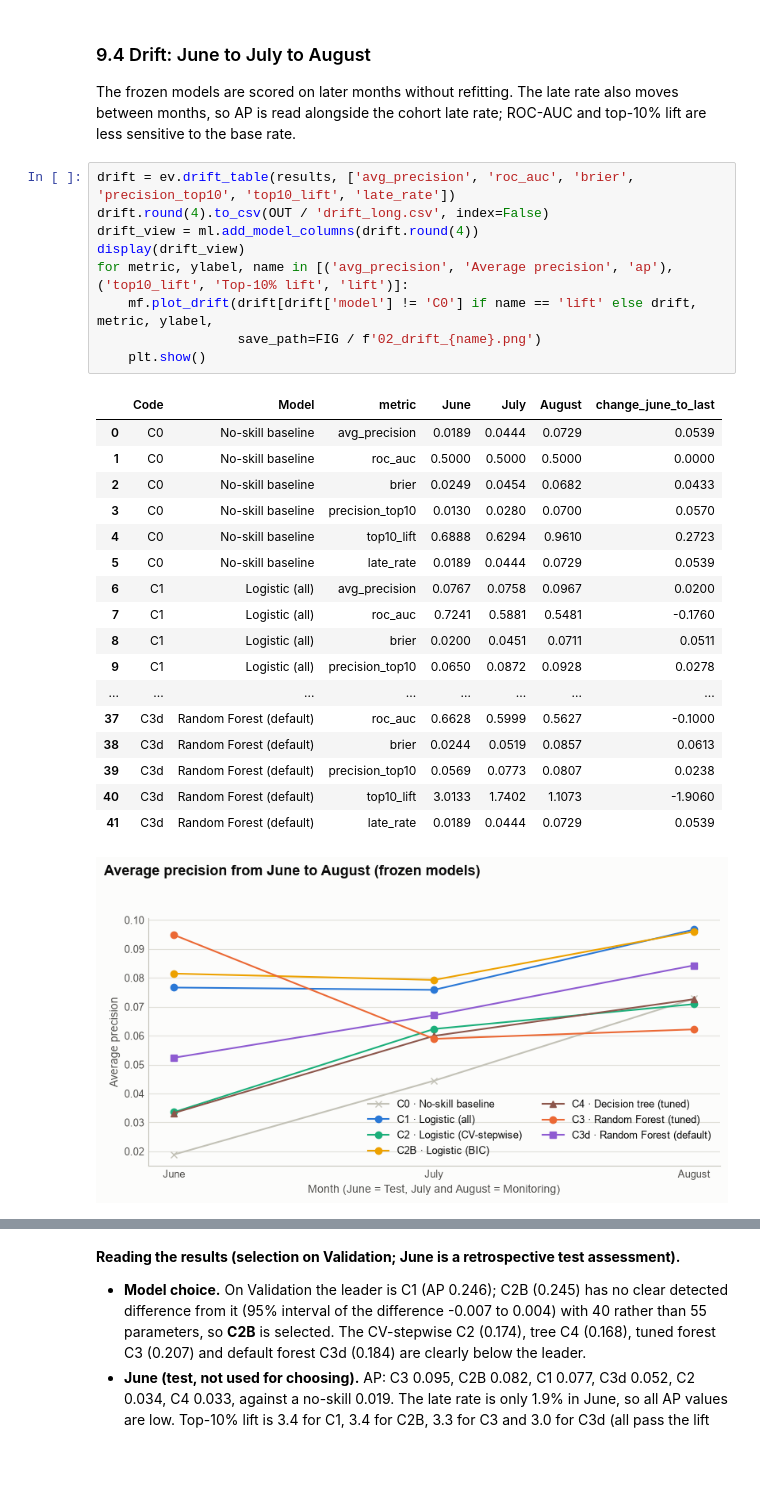
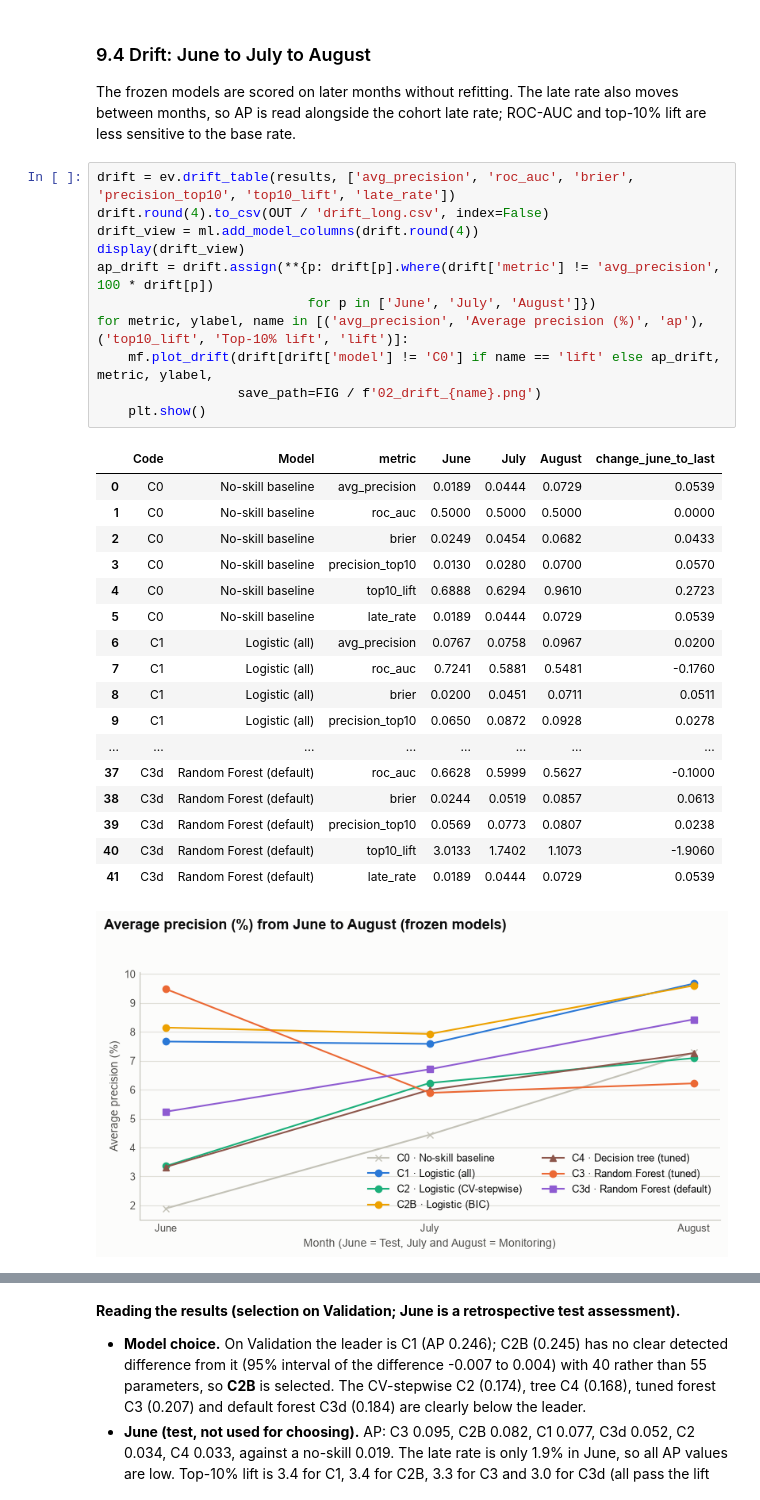
Before and after one commit to mushroomyyy/Team8_IT5006_Ecommerce_Analytics_AY2627Sem1, a Jupyter notebook: notebooks/02_classification.ipynb, the cells around one changed output, grey strips where cells are left out. Drawn from its saved outputs; the diff is of its cells as text; blank space fills up the shorter version.

```diff
--- a/notebooks/02_classification.ipynb
+++ b/notebooks/02_classification.ipynb
@@ -982,31 +988,33 @@ The frozen models are scored on later months without refitting. The late rate al
 # %%
 drift = ev.drift_table(results, ['avg_precision', 'roc_auc', 'brier', 'precision_top10', 'top10_lift', 'late_rate'])
 drift.round(4).to_csv(OUT / 'drift_long.csv', index=False)
 drift_view = ml.add_model_columns(drift.round(4))
 display(drift_view)
-for metric, ylabel, name in [('avg_precision', 'Average precision', 'ap'), ('top10_lift', 'Top-10% lift', 'lift')]:
-    mf.plot_drift(drift[drift['model'] != 'C0'] if name == 'lift' else drift, metric, ylabel,
+ap_drift = drift.assign(**{p: drift[p].where(drift['metric'] != 'avg_precision', 100 * drift[p])
+                           for p in ['June', 'July', 'August']})
+for metric, ylabel, name in [('avg_precision', 'Average precision (%)', 'ap'), ('top10_lift', 'Top-10% lift', 'lift')]:
+    mf.plot_drift(drift[drift['model'] != 'C0'] if name == 'lift' else ap_drift, metric, ylabel,
                   save_path=FIG / f'02_drift_{name}.png')
     plt.show()
 # %% [output]
 |  | Code | Model | metric | June | July | August | change_june_to_last |
 | 0 | C0 | No-skill baseline | avg_precision | 0.0189 | 0.0444 | 0.0729 | 0.0539 |
 | 1 | C0 | No-skill baseline | roc_auc | 0.5000 | 0.5000 | 0.5000 | 0.0000 |
 | 2 | C0 | No-skill baseline | brier | 0.0249 | 0.0454 | 0.0682 | 0.0433 |
 | 3 | C0 | No-skill baseline | precision_top10 | 0.0130 | 0.0280 | 0.0700 | 0.0570 |
 | 4 | C0 | No-skill baseline | top10_lift | 0.6888 | 0.6294 | 0.9610 | 0.2723 |
 | 5 | C0 | No-skill baseline | late_rate | 0.0189 | 0.0444 | 0.0729 | 0.0539 |
 | 6 | C1 | Logistic (all) | avg_precision | 0.0767 | 0.0758 | 0.0967 | 0.0200 |
 | 7 | C1 | Logistic (all) | roc_auc | 0.7241 | 0.5881 | 0.5481 | -0.1760 |
 | 8 | C1 | Logistic (all) | brier | 0.0200 | 0.0451 | 0.0711 | 0.0511 |
 | 9 | C1 | Logistic (all) | precision_top10 | 0.0650 | 0.0872 | 0.0928 | 0.0278 |
 | ... | ... | ... | ... | ... | ... | ... | ... |
 | 37 | C3d | Random Forest (default) | roc_auc | 0.6628 | 0.5999 | 0.5627 | -0.1000 |
 | 38 | C3d | Random Forest (default) | brier | 0.0244 | 0.0519 | 0.0857 | 0.0613 |
 | 39 | C3d | Random Forest (default) | precision_top10 | 0.0569 | 0.0773 | 0.0807 | 0.0238 |
 | 40 | C3d | Random Forest (default) | top10_lift | 3.0133 | 1.7402 | 1.1073 | -1.9060 |
 | 41 | C3d | Random Forest (default) | late_rate | 0.0189 | 0.0444 | 0.0729 | 0.0539 |
-[figure, old version]
+[figure, new version]
 [figure]
 # %% [markdown]
 **Reading the results (selection on Validation; June is a retrospective test assessment).**
```
Also changed, not shown: parts of 4 cells of this notebook, 24 other files.
